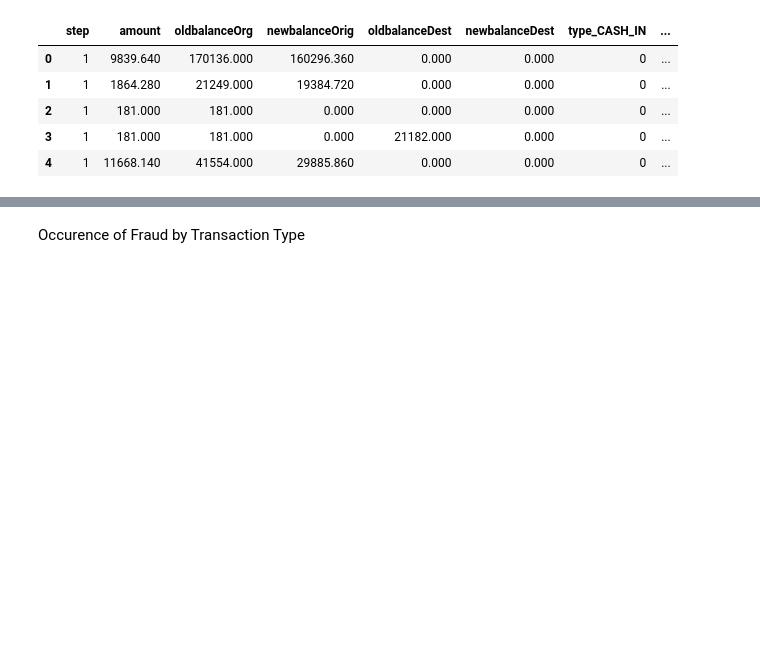
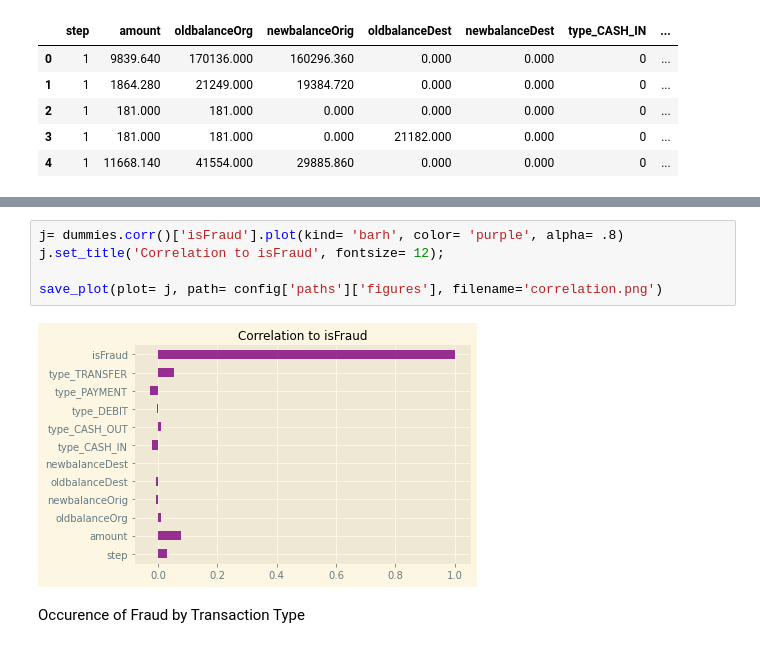
Before and after one commit to KishenSharma6/CreditFraudAnalysis, a Jupyter notebook: notebooks/Exploratory Data Analysis/03052020_EDA.ipynb, the cells around one changed output, grey strips where cells are left out. Cells and saved outputs as stored; diff of their text form; blank space fills up the shorter version.

```diff
--- a/notebooks/Exploratory Data Analysis/03052020_EDA.ipynb
+++ b/notebooks/Exploratory Data Analysis/03052020_EDA.ipynb
@@ -144,3 +131,10 @@ Successfully saved image to path
+# %%
+j= dummies.corr()['isFraud'].plot(kind= 'barh', color= 'purple', alpha= .8)
+j.set_title('Correlation to isFraud', fontsize= 12);
+
+save_plot(plot= j, path= config['paths']['figures'], filename='correlation.png')
+# %% [output]
+[figure, added]
 # %% [markdown]
 Occurence of Fraud by Transaction Type
 # %%
```
Also changed, not shown: parts of 5 cells of this notebook.
